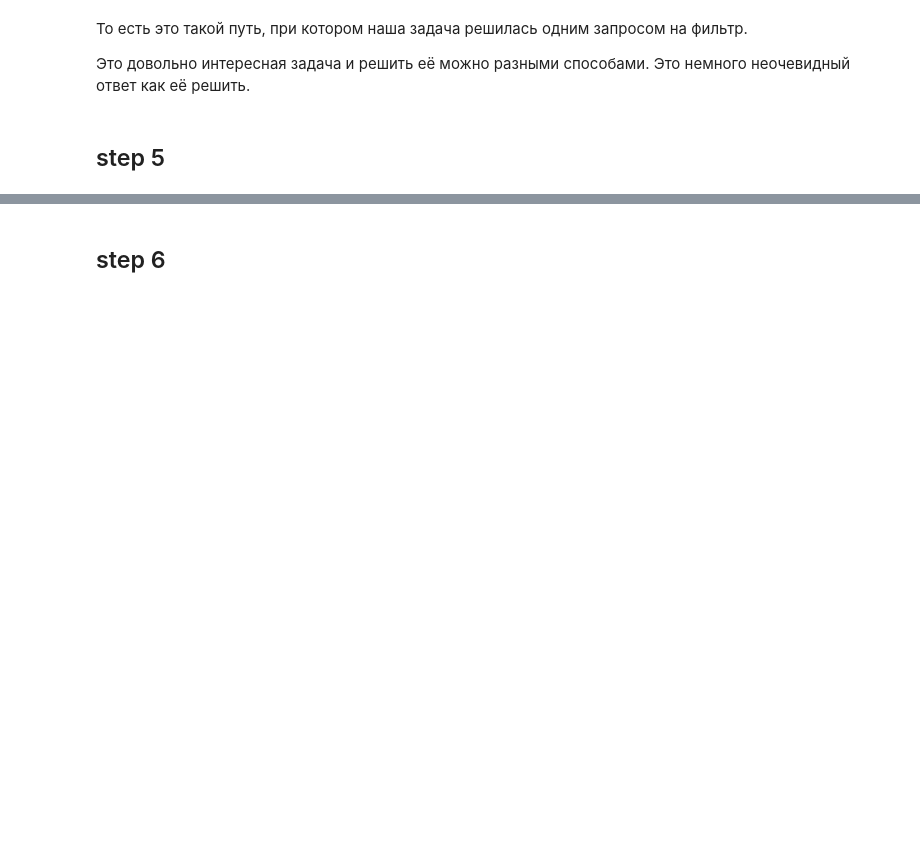
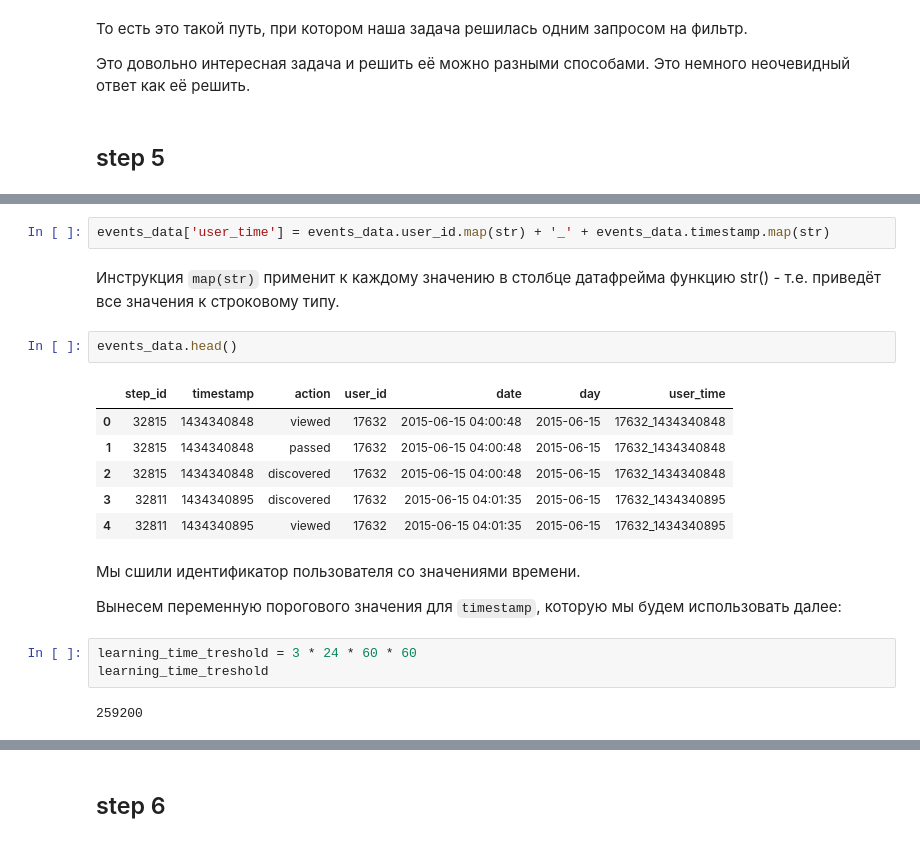
Before and after one commit to dgokondra/stepik_pandas_notebooks.github.io, a Jupyter notebook: 2.9.ipynb, the cells around one changed output, grey strips where cells are left out. Cells and saved outputs as stored; diff of their text form; blank space fills up the shorter version.

Commit message:
added 5th step

```diff
--- a/2.9.ipynb
+++ b/2.9.ipynb
@@ -262,0 +271,22 @@ event_data_train = event_data[]
+# %%
+events_data['user_time'] = events_data.user_id.map(str) + '_' + events_data.timestamp.map(str)
+# %% [markdown]
+Инструкция `map(str)` применит к каждому значению в столбце датафрейма функцию str() - т.е. приведёт все значения к строковому типу.
+# %%
+events_data.head()
+# %% [output]
+|  | step_id | timestamp | action | user_id | date | day | user_time |
+| 0 | 32815 | 1434340848 | viewed | 17632 | 2015-06-15 04:00:48 | 2015-06-15 | 17632_1434340848 |
+| 1 | 32815 | 1434340848 | passed | 17632 | 2015-06-15 04:00:48 | 2015-06-15 | 17632_1434340848 |
+| 2 | 32815 | 1434340848 | discovered | 17632 | 2015-06-15 04:00:48 | 2015-06-15 | 17632_1434340848 |
+| 3 | 32811 | 1434340895 | discovered | 17632 | 2015-06-15 04:01:35 | 2015-06-15 | 17632_1434340895 |
+| 4 | 32811 | 1434340895 | viewed | 17632 | 2015-06-15 04:01:35 | 2015-06-15 | 17632_1434340895 |
+# %% [markdown]
+Мы сшили идентификатор пользователя со значениями времени.
+
+Вынесем переменную порогового значения для `timestamp`, которую мы будем использовать далее:
+# %%
+learning_time_treshold = 3 * 24 * 60 * 60
+learning_time_treshold
+# %% [output]
+259200
```
Also changed, not shown: parts of 4 cells of this notebook.
